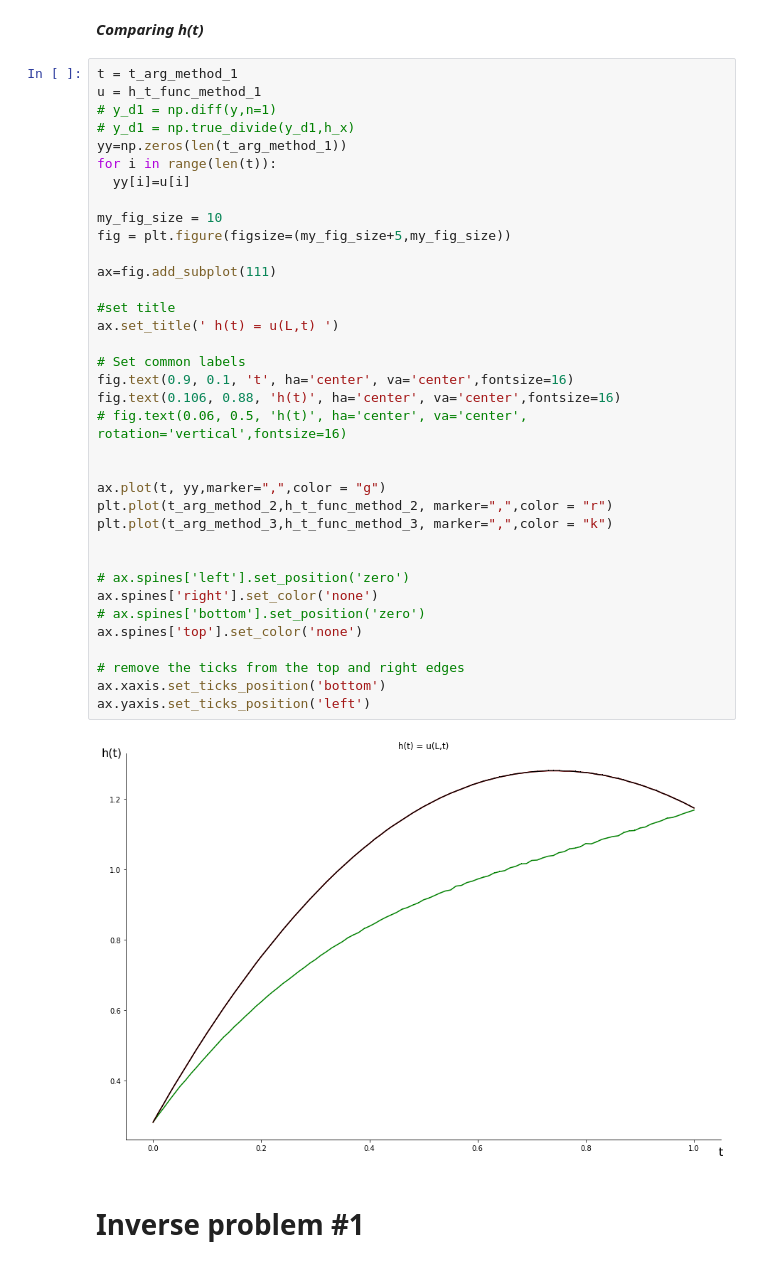
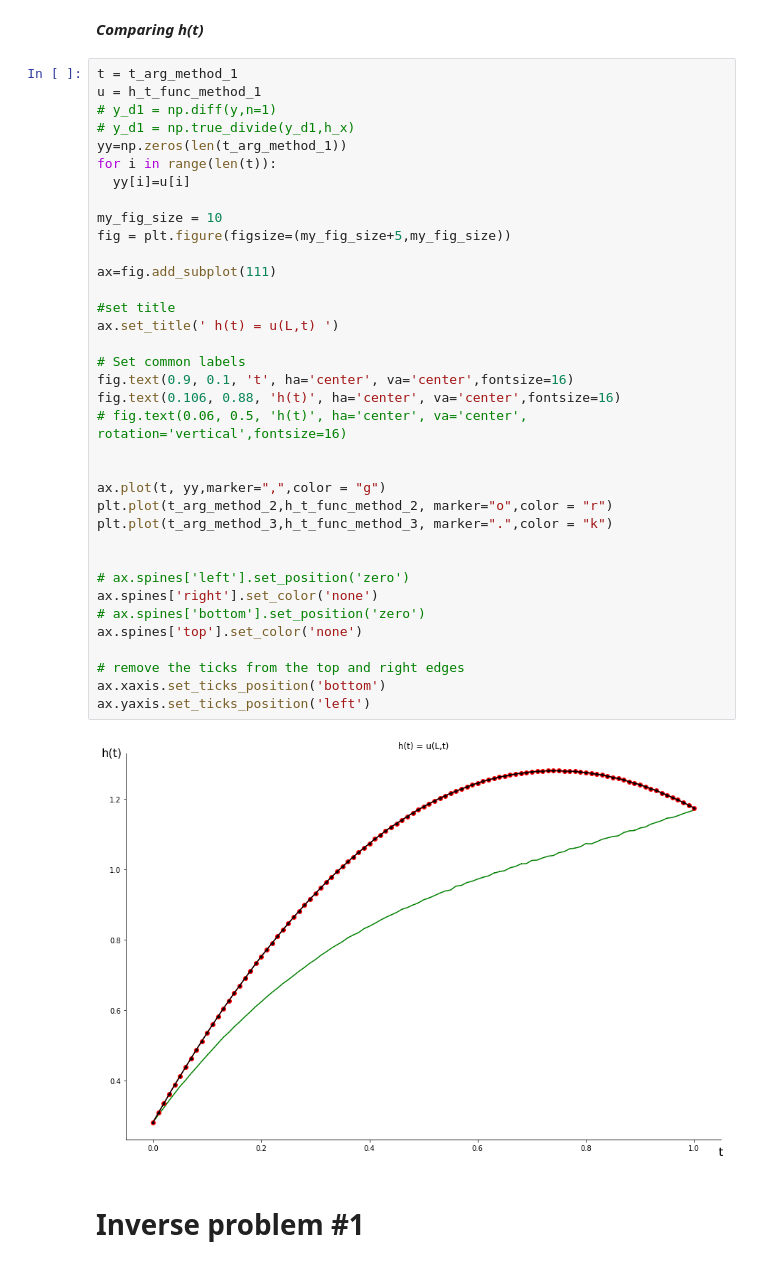
Before and after one commit to HIDDENDEN/Math_models, a Jupyter notebook: MyWork.ipynb, the cells around one changed output. Drawn from its saved outputs; the diff is of its cells as text.

```diff
--- a/MyWork.ipynb
+++ b/MyWork.ipynb
@@ -1130,36 +1143,36 @@ u = h_t_func_method_1
 yy=np.zeros(len(t_arg_method_1))
 for i in range(len(t)):
   yy[i]=u[i]
 
 my_fig_size = 10
 fig = plt.figure(figsize=(my_fig_size+5,my_fig_size))
 
 ax=fig.add_subplot(111)
 
 #set title
 ax.set_title(' h(t) = u(L,t) ')
 
 # Set common labels
 fig.text(0.9, 0.1, 't', ha='center', va='center',fontsize=16)
 fig.text(0.106, 0.88, 'h(t)', ha='center', va='center',fontsize=16)
 # fig.text(0.06, 0.5, 'h(t)', ha='center', va='center', rotation='vertical',fontsize=16)
 
 
 ax.plot(t, yy,marker=",",color = "g")
-plt.plot(t_arg_method_2,h_t_func_method_2, marker=",",color = "r")
-plt.plot(t_arg_method_3,h_t_func_method_3, marker=",",color = "k")
+plt.plot(t_arg_method_2,h_t_func_method_2, marker="o",color = "r")
+plt.plot(t_arg_method_3,h_t_func_method_3, marker=".",color = "k")
 
 
 # ax.spines['left'].set_position('zero')
 ax.spines['right'].set_color('none')
 # ax.spines['bottom'].set_position('zero')
 ax.spines['top'].set_color('none')
 
 # remove the ticks from the top and right edges
 ax.xaxis.set_ticks_position('bottom')
 ax.yaxis.set_ticks_position('left')
 # %% [output]
-[figure, old version]
+[figure, new version]
 # %% [markdown]
 # **Inverse problem #1**
 # %% [markdown]
```
Also changed, not shown: parts of 3 cells of this notebook.
